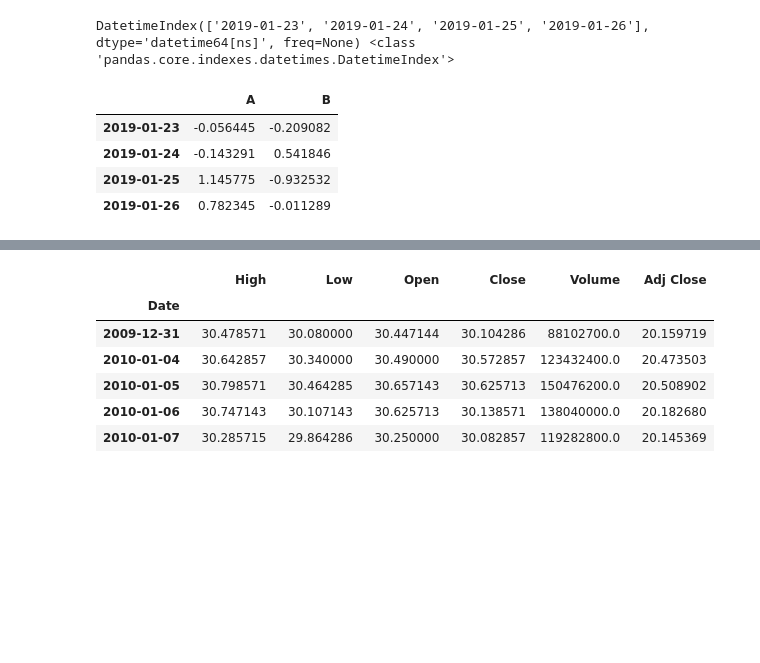
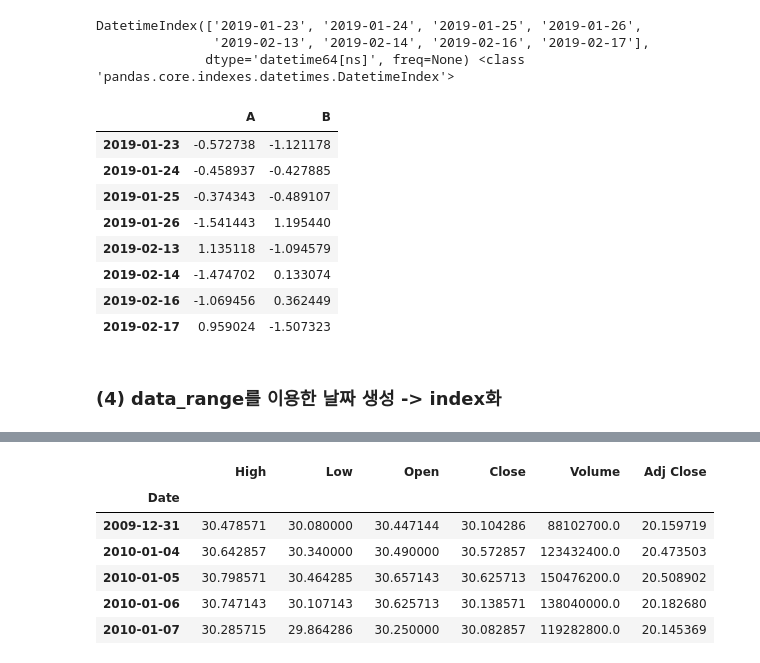
Before and after one commit to SeonminKim1/DS-Notes, a Jupyter notebook: TSA(TimeSeriesAnalysis)/TimeSeries Analysis (1) DateTime,Resampling,Shifts,Rolling,Expanding.ipynb, the cells around one changed output, grey strips where cells are left out. Drawn from its saved outputs; the diff is of its cells as text; code cells hidden in the pictures; blank space fills up the shorter version.

Commit message:
Datetime, resampling, Shift, Rolling, Expandgin

```diff
--- a/TSA(TimeSeriesAnalysis)/TimeSeries Analysis (1) DateTime,Resampling,Shifts,Rolling,Expanding.ipynb
+++ b/TSA(TimeSeriesAnalysis)/TimeSeries Analysis (1) DateTime,Resampling,Shifts,Rolling,Expanding.ipynb
@@ -42,22 +108,31 @@ print(today2.hour, today2.minute, today2.second)
 # %%
 # datetime 객체로 list 생성 예시
-dates = [datetime(2019,1,23), datetime(2019,1,24), datetime(2019,1,25), datetime(2019,1,26)]
+dates = [datetime(2019,1,23), datetime(2019,1,24), datetime(2019,1,25), datetime(2019,1,26),
+        datetime(2019,2,13),datetime(2019,2,14),datetime(2019,2,16),datetime(2019,2,17)]
 
 # DatetimeIndex 로 대체
 dt_index = pd.DatetimeIndex(dates)
 print(dt_index, type(dt_index))
 
 # 랜덤 데이터 생성 및 인덱스와 함께 DataFrame 만들기
-data = np.random.randn(4,2)
+data = np.random.randn(8,2)
 cols = ['A','B']
 df = pd.DataFrame(data = data, index = dt_index, columns = cols)
 # df = pd.DataFrame(data = data, index = dt_index, columns = cols).reset_index() # 하면 datetime 없어짐
 
 df
 # %% [output]
-DatetimeIndex(['2019-01-23', '2019-01-24', '2019-01-25', '2019-01-26'], dtype='datetime64[ns]', freq=None) <class 'pandas.core.indexes.datetimes.DatetimeIndex'>
+DatetimeIndex(['2019-01-23', '2019-01-24', '2019-01-25', '2019-01-26',
+               '2019-02-13', '2019-02-14', '2019-02-16', '2019-02-17'],
+              dtype='datetime64[ns]', freq=None) <class 'pandas.core.indexes.datetimes.DatetimeIndex'>
 |  | A | B |
-| 2019-01-23 | -0.056445 | -0.209082 |
-| 2019-01-24 | -0.143291 | 0.541846 |
-| 2019-01-25 | 1.145775 | -0.932532 |
-| 2019-01-26 | 0.782345 | -0.011289 |
+| 2019-01-23 | -0.572738 | -1.121178 |
+| 2019-01-24 | -0.458937 | -0.427885 |
+| 2019-01-25 | -0.374343 | -0.489107 |
+| 2019-01-26 | -1.541443 | 1.195440 |
+| 2019-02-13 | 1.135118 | -1.094579 |
+| 2019-02-14 | -1.474702 | 0.133074 |
+| 2019-02-16 | -1.069456 | 0.362449 |
+| 2019-02-17 | 0.959024 | -1.507323 |
+# %% [markdown]
+### (4) data_range를 이용한 날짜 생성 -> index화
```
Also changed, not shown: parts of 28 cells of this notebook.
